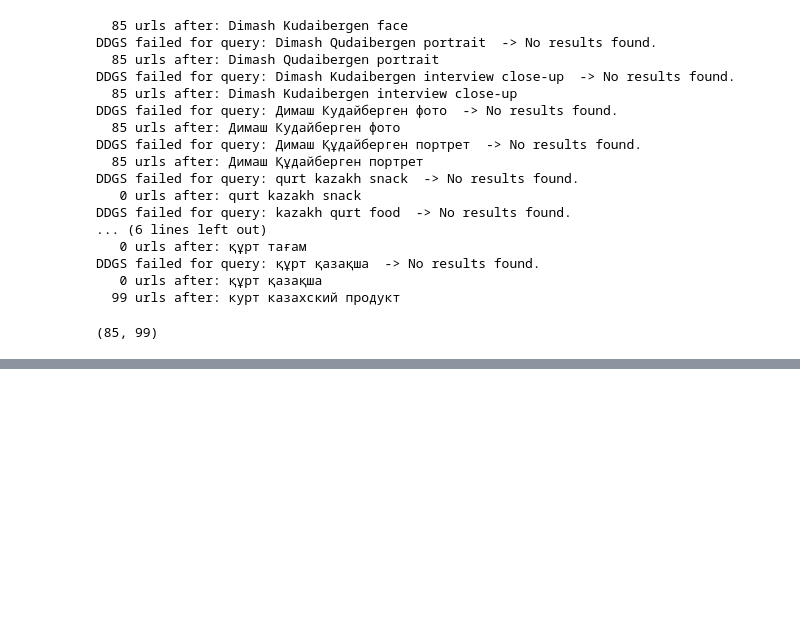
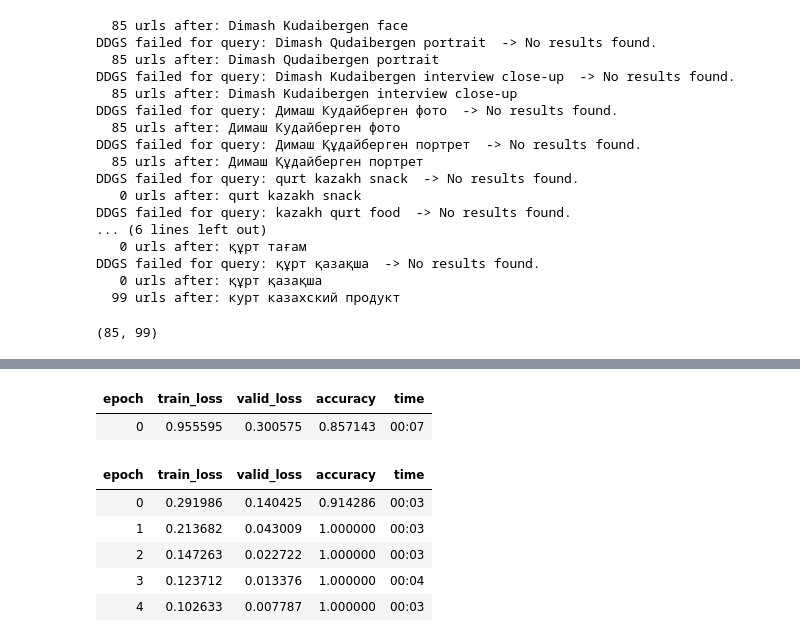
Before and after one commit to ropdxm/dimash-qurt-classifier, a Jupyter notebook: main.ipynb, the cells around one changed output, grey strips where cells are left out. Drawn from its saved outputs; the diff is of its cells as text; code cells hidden in the pictures; blank space fills up the shorter version.

```diff
--- a/main.ipynb
+++ b/main.ipynb
@@ -107,0 +135,4 @@ Mounted at /content/drive
+# %%
+learn = vision_learner(dls, resnet18, metrics=accuracy)
+learn.fine_tune(5)
+# %% [output]
@@ -107,0 +140,8 @@ Mounted at /content/drive
+| epoch | train_loss | valid_loss | accuracy | time |
+| 0 | 0.955595 | 0.300575 | 0.857143 | 00:07 |
+| epoch | train_loss | valid_loss | accuracy | time |
+| 0 | 0.291986 | 0.140425 | 0.914286 | 00:03 |
+| 1 | 0.213682 | 0.043009 | 1.000000 | 00:03 |
+| 2 | 0.147263 | 0.022722 | 1.000000 | 00:03 |
+| 3 | 0.123712 | 0.013376 | 1.000000 | 00:04 |
+| 4 | 0.102633 | 0.007787 | 1.000000 | 00:03 |
```
Also changed, not shown: parts of 8 cells of this notebook.
